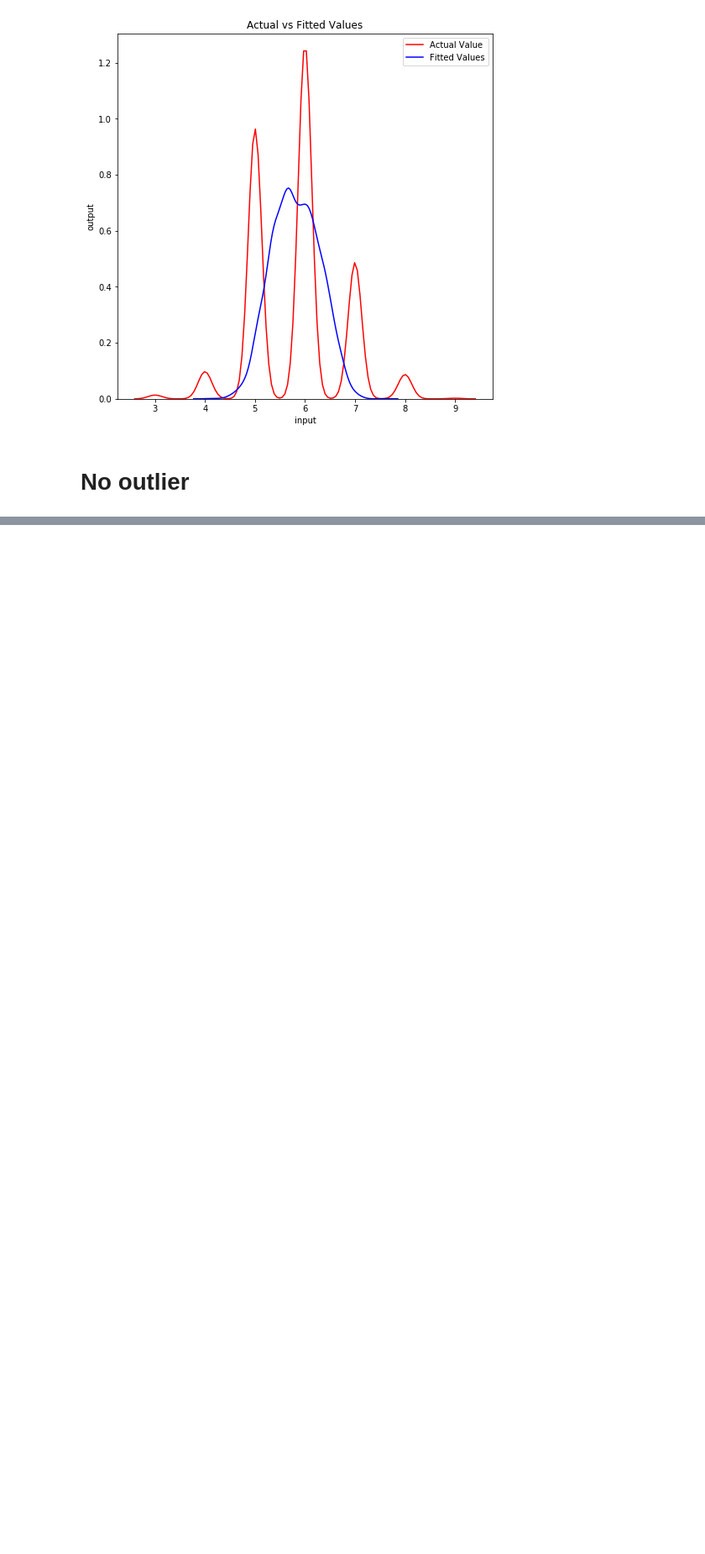
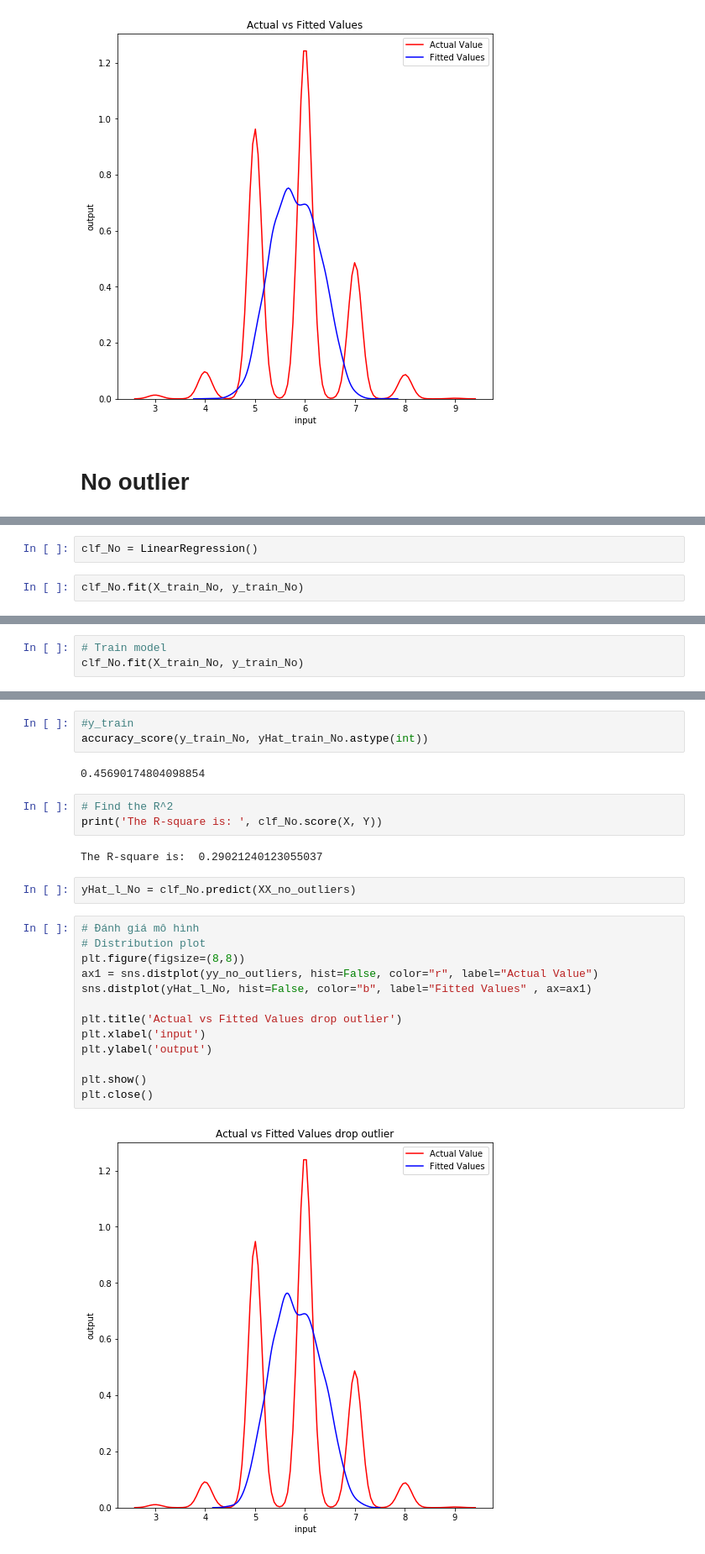
Before and after one commit to dieptran43/LeVanDiep_Pre_processing, a Jupyter notebook: FullName_project_Wine.ipynb, the cells around one changed output, grey strips where cells are left out. Shown at 84% size. Drawn from its saved outputs; the diff is of its cells as text; blank space fills up the shorter version.

```diff
--- a/FullName_project_Wine.ipynb
+++ b/FullName_project_Wine.ipynb
@@ -979,0 +983,4 @@ plt.close()
+# %%
+clf_No = LinearRegression()
+# %%
+clf_No.fit(X_train_No, y_train_No)
@@ -979,0 +989,3 @@ plt.close()
+# %%
+# Train model
+clf_No.fit(X_train_No, y_train_No)
@@ -979,0 +1020,27 @@ plt.close()
+# %%
+#y_train
+accuracy_score(y_train_No, yHat_train_No.astype(int))
+# %% [output]
+0.45690174804098854
+# %%
+# Find the R^2
+print('The R-square is: ', clf_No.score(X, Y))
+# %% [output]
+The R-square is:  0.29021240123055037
+# %%
+yHat_l_No = clf_No.predict(XX_no_outliers)
+# %%
+# Đánh giá mô hình
+# Distribution plot
+plt.figure(figsize=(8,8))
+ax1 = sns.distplot(yy_no_outliers, hist=False, color="r", label="Actual Value")
+sns.distplot(yHat_l_No, hist=False, color="b", label="Fitted Values" , ax=ax1)
+
+plt.title('Actual vs Fitted Values drop outlier')
+plt.xlabel('input')
+plt.ylabel('output')
+
+plt.show()
+plt.close()
+# %% [output]
+[figure, added]
```
Also changed, not shown: parts of 43 cells of this notebook, 1 other file.
